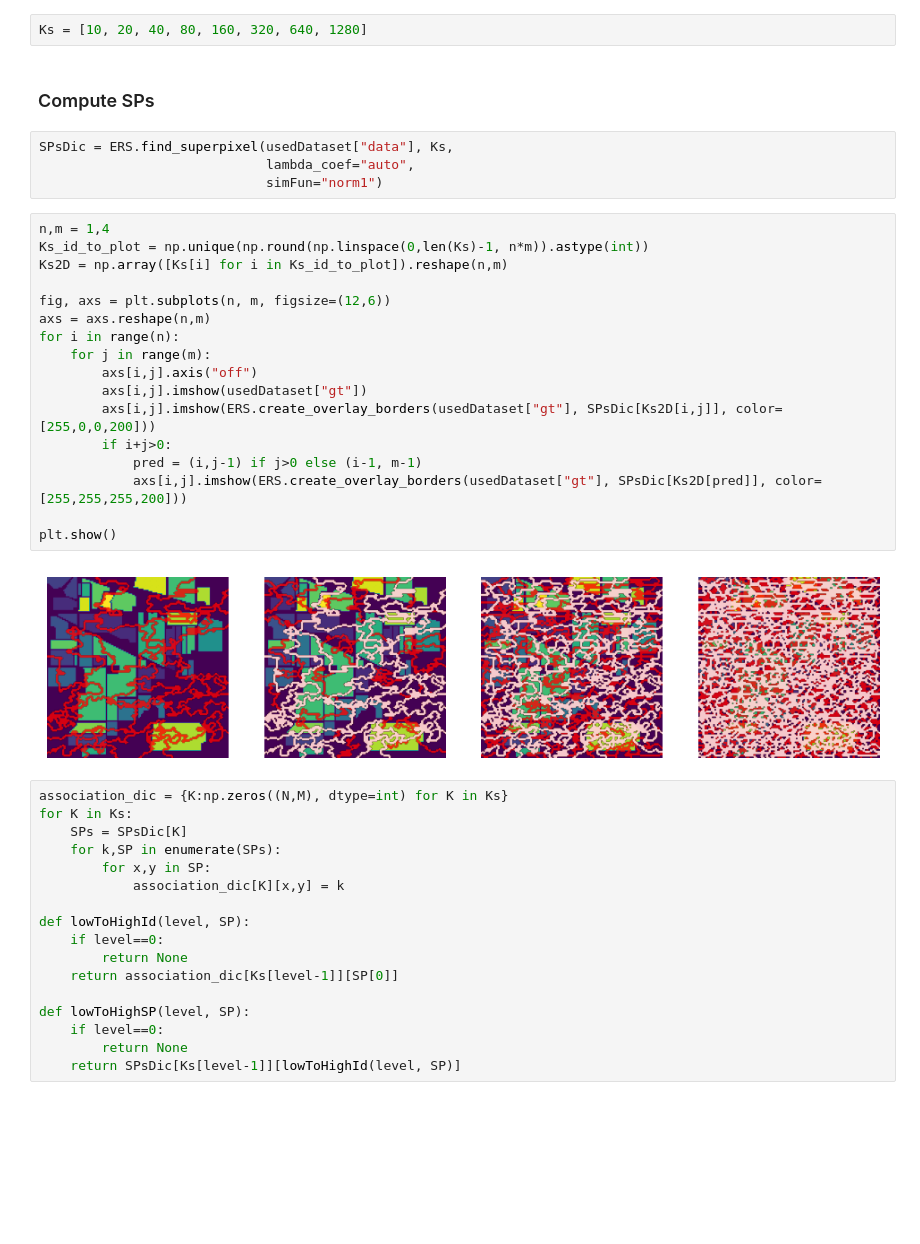
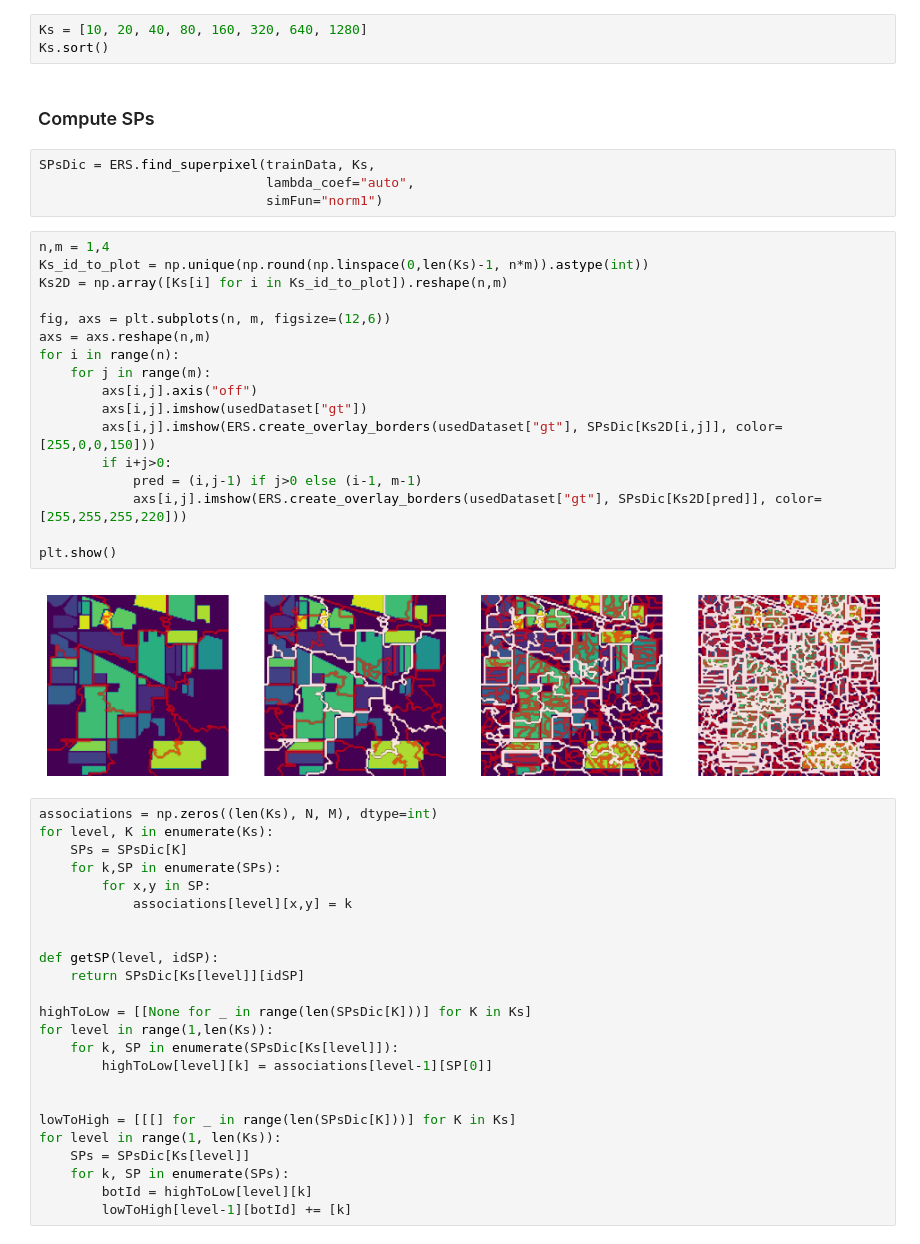
Before and after one commit to GeckSpy/M1-internship-SSGA, a Jupyter notebook: code/MultiLevelSP.ipynb, the cells around one changed output. Cells and saved outputs as stored; diff of their text form; blank space fills up the shorter version.

```diff
--- a/code/MultiLevelSP.ipynb
+++ b/code/MultiLevelSP.ipynb
@@ -30,48 +30,56 @@ plt.show()
 ### Choice of Ks
 # %%
 Ks = [10, 20, 40, 80, 160, 320, 640, 1280]
+Ks.sort()
 # %% [markdown]
 ### Compute SPs
 # %%
-SPsDic = ERS.find_superpixel(usedDataset["data"], Ks,
+SPsDic = ERS.find_superpixel(trainData, Ks,
                              lambda_coef="auto",
                              simFun="norm1")
 # %%
 n,m = 1,4
 Ks_id_to_plot = np.unique(np.round(np.linspace(0,len(Ks)-1, n*m)).astype(int))
 Ks2D = np.array([Ks[i] for i in Ks_id_to_plot]).reshape(n,m)
 
 fig, axs = plt.subplots(n, m, figsize=(12,6))
 axs = axs.reshape(n,m)
 for i in range(n):
     for j in range(m):
         axs[i,j].axis("off")
         axs[i,j].imshow(usedDataset["gt"])
-        axs[i,j].imshow(ERS.create_overlay_borders(usedDataset["gt"], SPsDic[Ks2D[i,j]], color=[255,0,0,200]))
+        axs[i,j].imshow(ERS.create_overlay_borders(usedDataset["gt"], SPsDic[Ks2D[i,j]], color=[255,0,0,150]))
         if i+j>0:
             pred = (i,j-1) if j>0 else (i-1, m-1)
-            axs[i,j].imshow(ERS.create_overlay_borders(usedDataset["gt"], SPsDic[Ks2D[pred]], color=[255,255,255,200]))
+            axs[i,j].imshow(ERS.create_overlay_borders(usedDataset["gt"], SPsDic[Ks2D[pred]], color=[255,255,255,220]))
 
 plt.show()
 # %% [output]
-[figure, old version]
+[figure, new version]
 # %%
-association_dic = {K:np.zeros((N,M), dtype=int) for K in Ks}
-for K in Ks:
+associations = np.zeros((len(Ks), N, M), dtype=int)
+for level, K in enumerate(Ks):
     SPs = SPsDic[K]
     for k,SP in enumerate(SPs):
         for x,y in SP:
-            association_dic[K][x,y] = k
+            associations[level][x,y] = k
 
-def lowToHighId(level, SP):
-    if level==0:
-        return None
-    return association_dic[Ks[level-1]][SP[0]]
 
-def lowToHighSP(level, SP):
-    if level==0:
-        return None
-    return SPsDic[Ks[level-1]][lowToHighId(level, SP)]
+def getSP(level, idSP):
+    return SPsDic[Ks[level]][idSP]
+
+highToLow = [[None for _ in range(len(SPsDic[K]))] for K in Ks]
+for level in range(1,len(Ks)):
+    for k, SP in enumerate(SPsDic[Ks[level]]):
+        highToLow[level][k] = associations[level-1][SP[0]]
+
+
+lowToHigh = [[[] for _ in range(len(SPsDic[K]))] for K in Ks]
+for level in range(1, len(Ks)):
+    SPs = SPsDic[Ks[level]]
+    for k, SP in enumerate(SPs):
+        botId = highToLow[level][k]
+        lowToHigh[level-1][botId] += [k]
 # %%
 level = np.random.randint(1, len(Ks)-1)
 idSP = np.random.randint(0, len(SPsDic[Ks[level]])-1)
```
Also changed, not shown: parts of 1 cell of this notebook.
